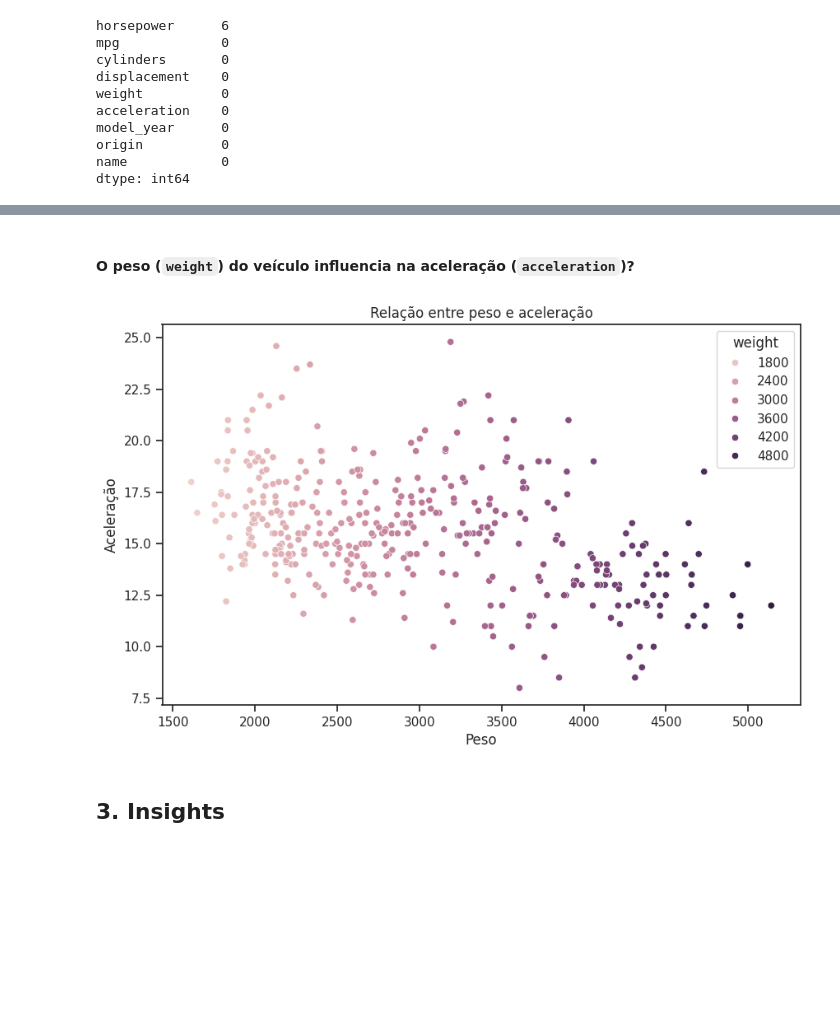
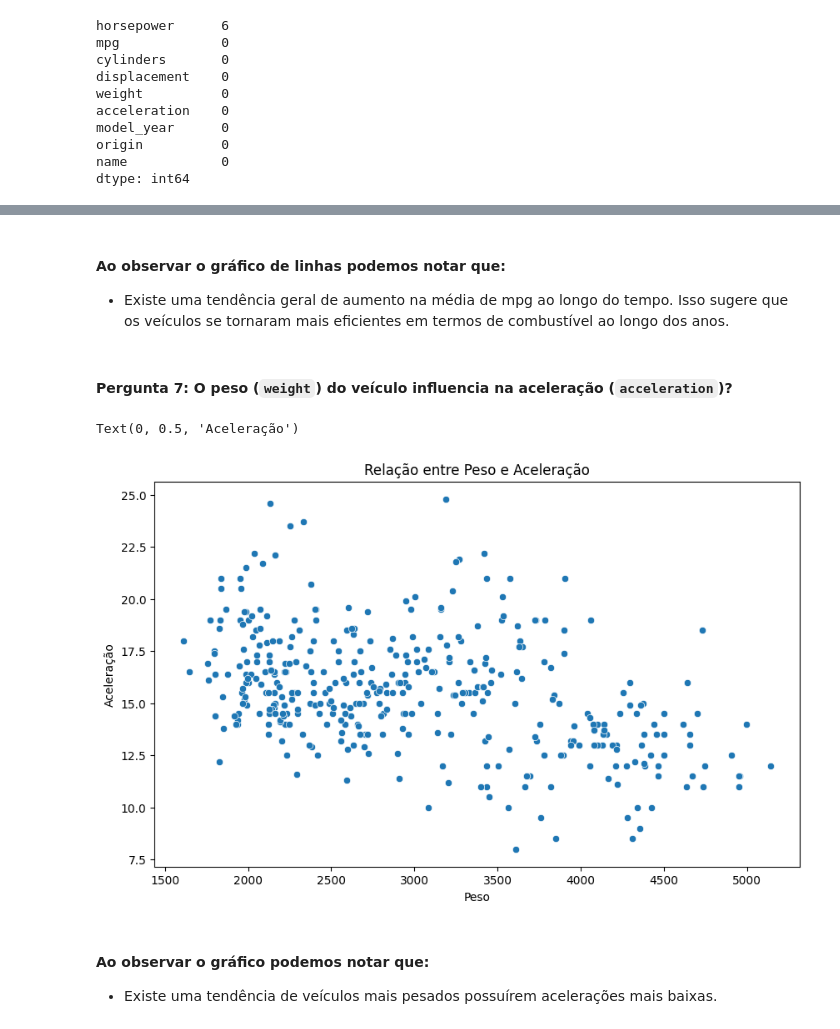
Before and after one commit to adiosCarla/avanti-bootcamp-cdd, a Jupyter notebook: notebooks/01-exploratory_data_analysis.ipynb, the cells around one changed output, grey strips where cells are left out. Saved outputs shown, nothing was run; the diff lists cells and outputs as text; code cells hidden in the pictures; blank space fills up the shorter version.

Commit message:
gráficos, insights e início da análise comparativa

```diff
--- a/notebooks/01-exploratory_data_analysis.ipynb
+++ b/notebooks/01-exploratory_data_analysis.ipynb
@@ -84,5 +103,8 @@ dicionario
 # %%
-df.isnull().sum().sort_values(ascending=False)
+dados_faltantes = df.isnull().sum().sort_values(ascending=False)
+print(dados_faltantes)
+
+df.dropna(inplace=True)
 # %% [output]
 horsepower      6
 mpg             0
@@ -242,13 +220,17 @@ sns.boxplot(data=df, x='cylinders', y='horsepower', hue='cylinders')
+# %% [markdown]
+#### Ao observar o gráfico de linhas podemos notar que:
+* Existe uma tendência geral de aumento na média de mpg ao longo do tempo. Isso sugere que os veículos se tornaram mais eficientes em termos de combustível ao longo dos anos.
 # %% [markdown]
-#### O peso (``weight``) do veículo influencia na aceleração (``acceleration``)?
+#### Pergunta 7: O peso (``weight``) do veículo influencia na aceleração (``acceleration``)?
 # %%
 plt.figure(figsize=(10, 6))
-sns.scatterplot(data=df, x='weight', y='acceleration', hue='weight')
-plt.title("Relação entre peso e aceleração")
+sns.scatterplot(data=df, x='weight', y='acceleration')
+plt.title("Relação entre Peso e Aceleração")
 plt.xlabel("Peso")
 plt.ylabel("Aceleração")
-plt.show()
 # %% [output]
+Text(0, 0.5, 'Aceleração')
-[figure, old version]
+[figure, new version]
-# %% [markdown]
-## 3. Insights
+# %% [markdown]
+#### Ao observar o gráfico podemos notar que:
+* Existe uma tendência de veículos mais pesados possuírem acelerações mais baixas.
```
Also changed, not shown: parts of 34 cells of this notebook, 2 other files.
